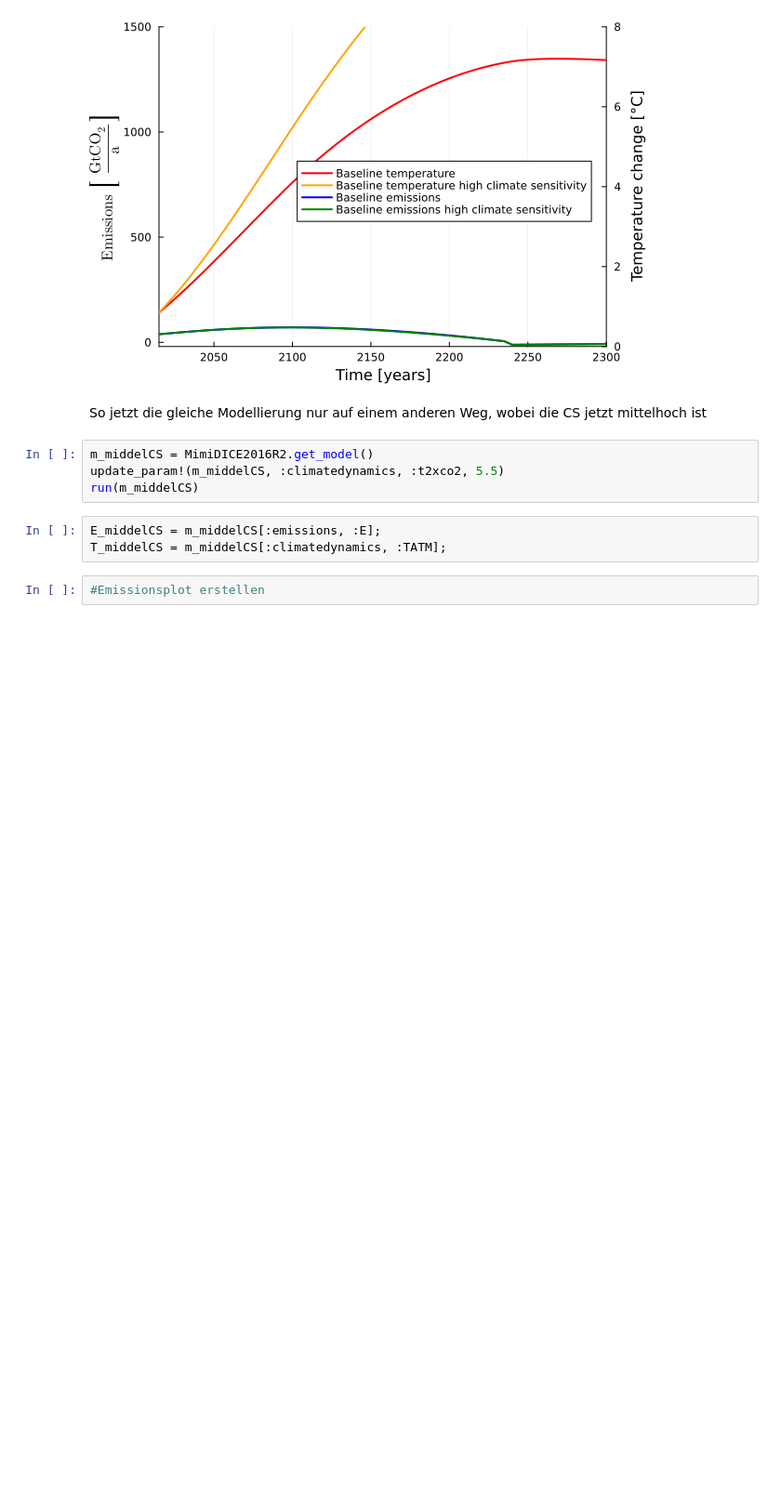
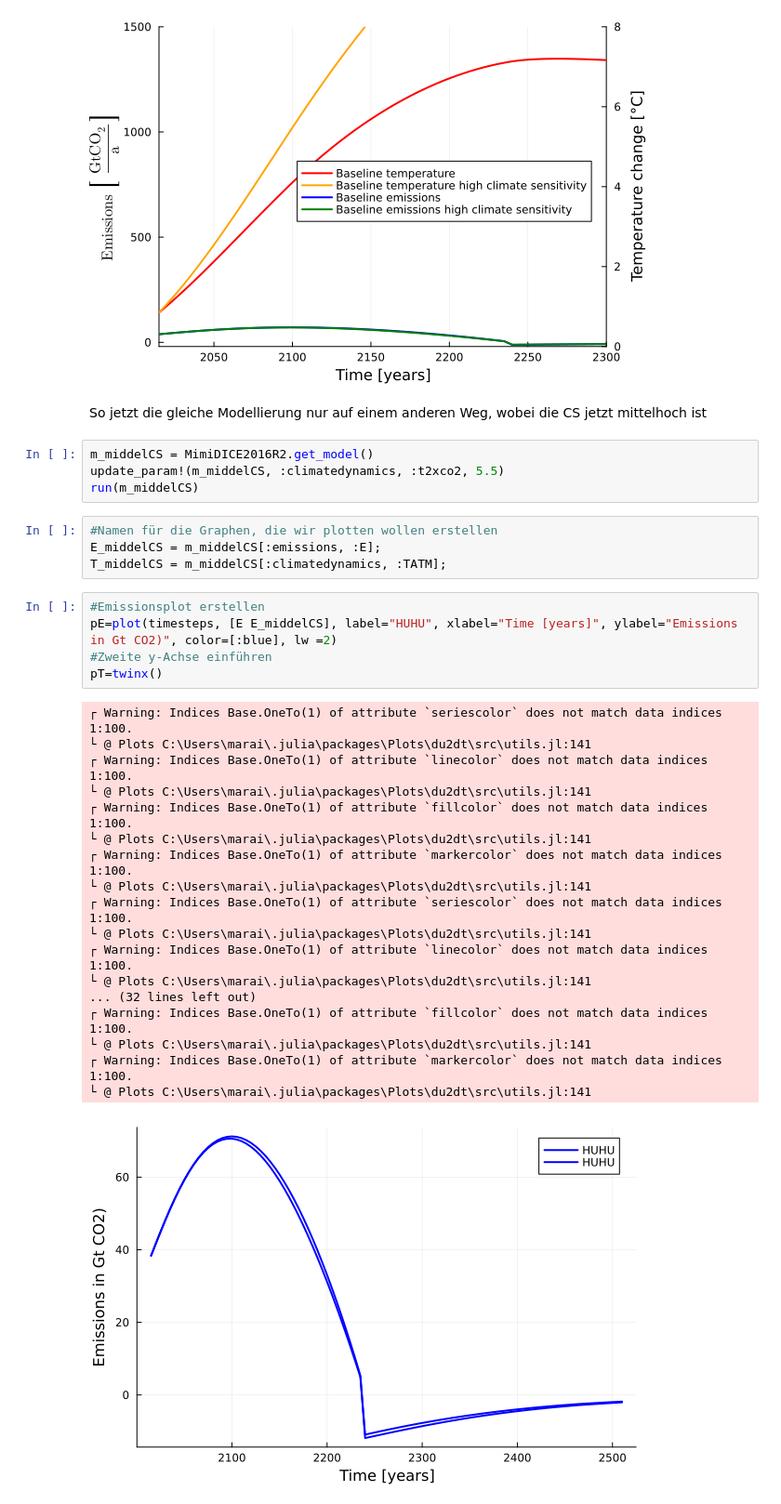
Before and after one commit to MaraikeS/adv_env_econ_24, a Jupyter notebook: modelling/plotting_results.ipynb, the cells around one changed output. Shown at 93% size. Drawn from its saved outputs; the diff is of its cells as text; blank space fills up the shorter version.

Commit message:
Plots besser verstehen durch ausprobieren

```diff
--- a/modelling/plotting_results.ipynb
+++ b/modelling/plotting_results.ipynb
@@ -132,7 +144,30 @@ m_middelCS = MimiDICE2016R2.get_model()
 update_param!(m_middelCS, :climatedynamics, :t2xco2, 5.5)
 run(m_middelCS)
 # %%
+#Namen für die Graphen, die wir plotten wollen erstellen
 E_middelCS = m_middelCS[:emissions, :E];
 T_middelCS = m_middelCS[:climatedynamics, :TATM];
-# %%
-#Emissionsplot erstellen
+# %%
+#Emissionsplot erstellen
+pE=plot(timesteps, [E E_middelCS], label="HUHU", xlabel="Time [years]", ylabel="Emissions in Gt CO2)", color=[:blue], lw =2)
+#Zweite y-Achse einführen
+pT=twinx()
+# %% [output]
+┌ Warning: Indices Base.OneTo(1) of attribute `seriescolor` does not match data indices 1:100.
+└ @ Plots C:\Users\marai\.julia\packages\Plots\du2dt\src\utils.jl:141
+┌ Warning: Indices Base.OneTo(1) of attribute `linecolor` does not match data indices 1:100.
+└ @ Plots C:\Users\marai\.julia\packages\Plots\du2dt\src\utils.jl:141
+┌ Warning: Indices Base.OneTo(1) of attribute `fillcolor` does not match data indices 1:100.
+└ @ Plots C:\Users\marai\.julia\packages\Plots\du2dt\src\utils.jl:141
+┌ Warning: Indices Base.OneTo(1) of attribute `markercolor` does not match data indices 1:100.
+└ @ Plots C:\Users\marai\.julia\packages\Plots\du2dt\src\utils.jl:141
+┌ Warning: Indices Base.OneTo(1) of attribute `seriescolor` does not match data indices 1:100.
+└ @ Plots C:\Users\marai\.julia\packages\Plots\du2dt\src\utils.jl:141
+┌ Warning: Indices Base.OneTo(1) of attribute `linecolor` does not match data indices 1:100.
+└ @ Plots C:\Users\marai\.julia\packages\Plots\du2dt\src\utils.jl:141
+... (32 lines left out)
+┌ Warning: Indices Base.OneTo(1) of attribute `fillcolor` does not match data indices 1:100.
+└ @ Plots C:\Users\marai\.julia\packages\Plots\du2dt\src\utils.jl:141
+┌ Warning: Indices Base.OneTo(1) of attribute `markercolor` does not match data indices 1:100.
+└ @ Plots C:\Users\marai\.julia\packages\Plots\du2dt\src\utils.jl:141
+[figure, added]
```
Also changed, not shown: parts of 4 cells of this notebook.
